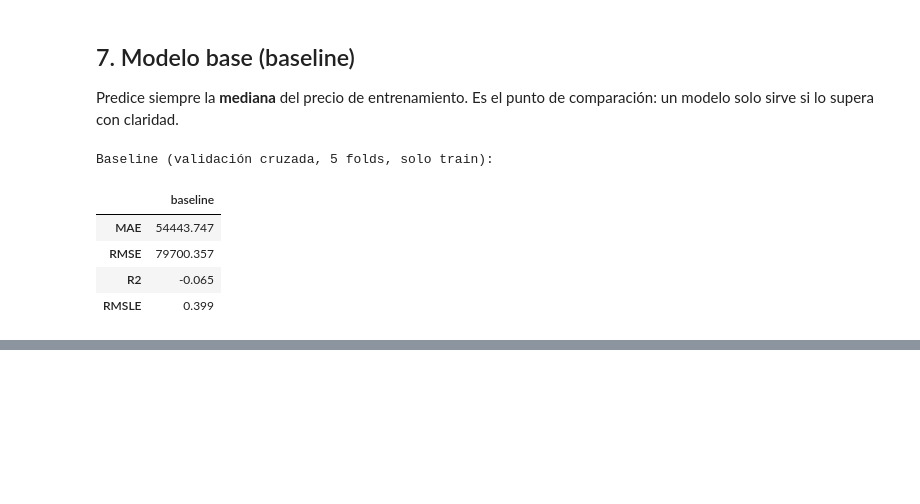
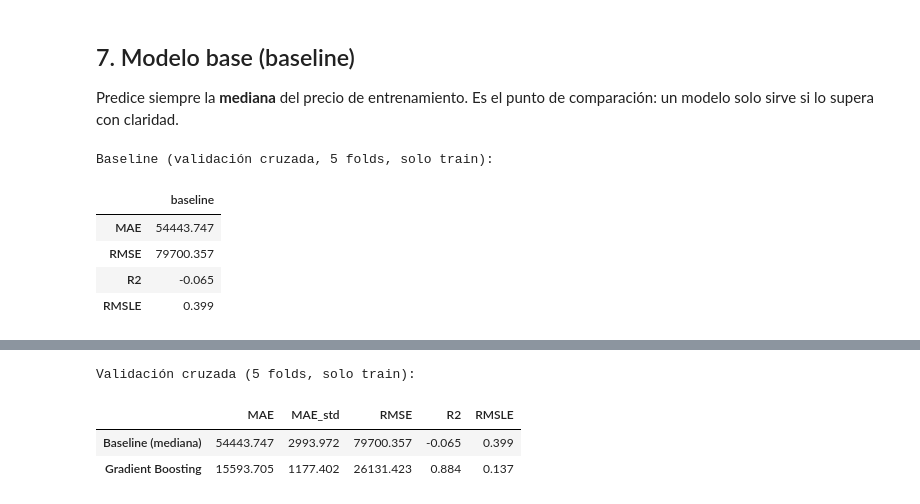
Before and after one commit to SebasGomez4/Proyecto_Modelos_I, a Jupyter notebook: fase-1/notebook.ipynb, the cells around one changed output, grey strips where cells are left out. Drawn from its saved outputs; the diff is of its cells as text; code cells hidden in the pictures; blank space fills up the shorter version.

Commit message:
feat(model): Gradient Boosting y validación cruzada frente al baseline

```diff
--- a/fase-1/notebook.ipynb
+++ b/fase-1/notebook.ipynb
@@ -424,0 +439,10 @@ Baseline (validación cruzada, 5 folds, solo train):
+# %%
+def make_model(columnas):
+    pipe = Pipeline([
+        ("prep", make_preprocessor(columnas)),
+        ("model", HistGradientBoostingRegressor(max_iter=300, learning_rate=0.05, random_state=RANDOM_STATE)),
+    ])
+    return TransformedTargetRegressor(regressor=pipe, func=np.log1p, inverse_func=np.expm1)
+
+modelo = make_model(X_train.columns).fit(X_train, y_train)   # se entrena SOLO con train
+print("modelo entrenado con", len(X_train), "viviendas")
@@ -424,0 +464,11 @@ Baseline (validación cruzada, 5 folds, solo train):
+# %%
+cv_modelo = resumen_cv(make_model(X_train.columns))
+tabla_cv = pd.DataFrame({"Baseline (mediana)": cv_baseline, "Gradient Boosting": cv_modelo}).T
+cols_m = ["MAE", "MAE_std", "RMSE", "R2", "RMSLE"]
+print("Validación cruzada (5 folds, solo train):")
+tabla_cv[cols_m].round(3)
+# %% [output]
+Validación cruzada (5 folds, solo train):
+|  | MAE | MAE_std | RMSE | R2 | RMSLE |
+| Baseline (mediana) | 54443.747 | 2993.972 | 79700.357 | -0.065 | 0.399 |
+| Gradient Boosting | 15593.705 | 1177.402 | 26131.423 | 0.884 | 0.137 |
```
Also changed, not shown: parts of 3 cells of this notebook.
